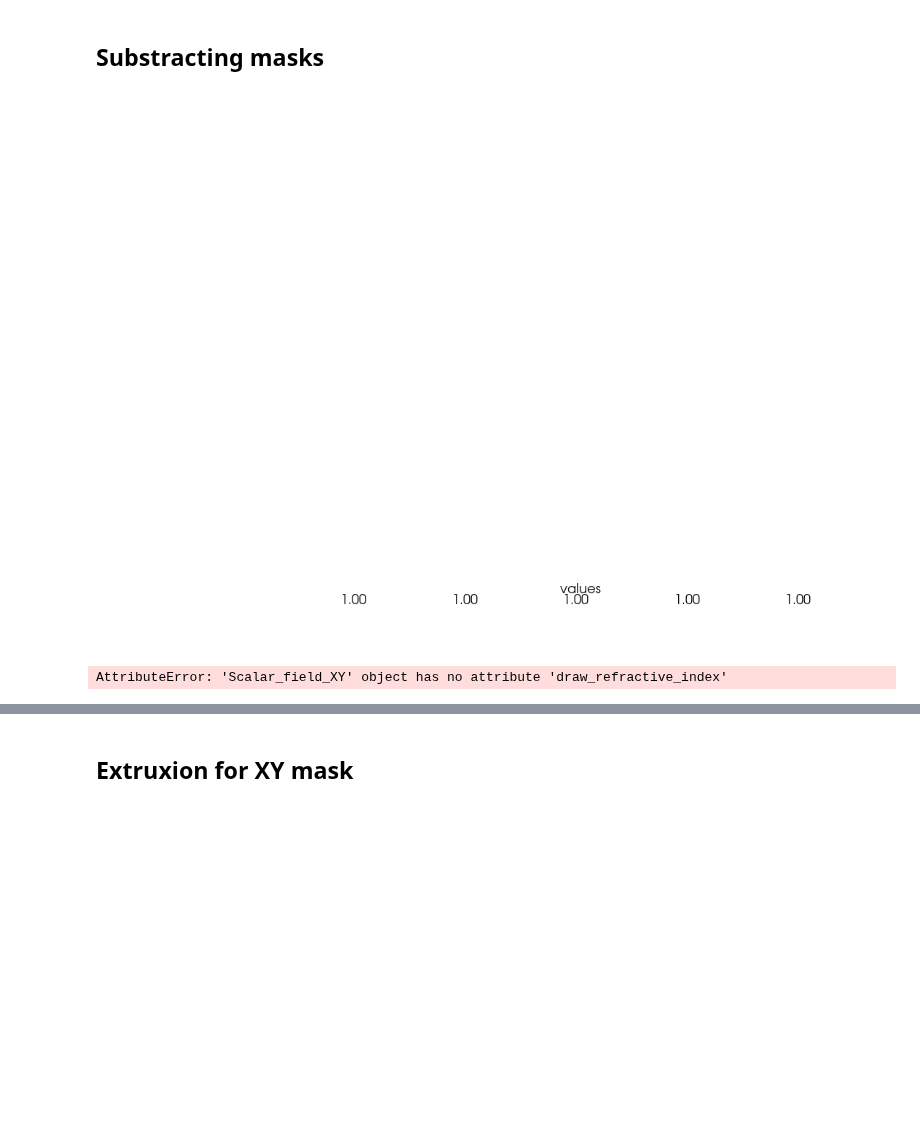
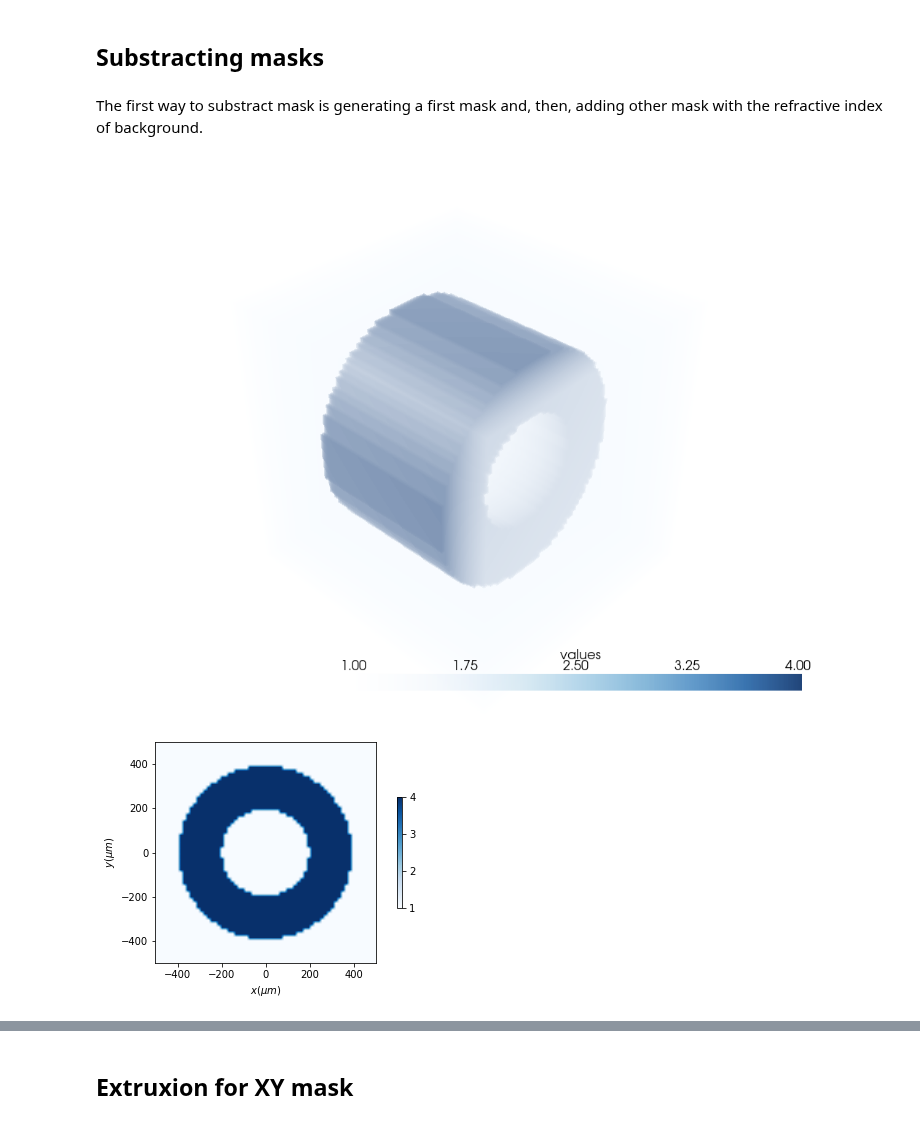
Before and after one commit to aocg-ucm/diffractio, a Jupyter notebook: docs/source/tutorial_scalar/scalar_XYZ/masks_xyz_procedures.ipynb, the cells around one changed output, grey strips where cells are left out. Saved outputs shown, nothing was run; the diff lists cells and outputs as text; code cells hidden in the pictures; blank space fills up the shorter version.

```diff
--- a/docs/source/tutorial_scalar/scalar_XYZ/masks_xyz_procedures.ipynb
+++ b/docs/source/tutorial_scalar/scalar_XYZ/masks_xyz_procedures.ipynb
@@ -81,3 +82,5 @@ uxy_new.draw('refractive_index', has_colorbar='vertical')
 [figure]
 # %% [markdown]
 ## Substracting masks
+# %% [markdown]
+The first way to substract mask is generating a first mask and, then, adding other mask with the refractive index of background.
@@ -83,0 +89,26 @@ uxy_new.draw('refractive_index', has_colorbar='vertical')
+# %%
+x0 = np.linspace(-500 * um, 500 * um, 64)
+y0 = np.linspace(-500 * um, 500 * um, 65)
+z0 = np.linspace(0 * um, 1000 * um, 66)
+wavelength = 5 * um
+
+params = dict(x = x0, y = y0, z = z0, wavelength = wavelength, n_background = 1., info = '')
+
+txy1= Diffractio('scalar', 'mask', x=x0, y=y0, wavelength=wavelength,  info='')
+txy1.circle(r0=(0, 0), radius=400*um)
+txy2 = Diffractio('scalar', 'mask', x=x0, y=y0, wavelength=wavelength,  info='')
+txy2.circle(r0=(0, 0), radius=200*um)
+
+uxyz1 = Diffractio('scalar', 'mask', **params)
+uxyz1.extrude_mask_XY(txy=txy1, z0= 250*um, z1= 750*um, refractive_index=4)
+uxyz2 = Diffractio('scalar', 'mask', **params)
+uxyz2.extrude_mask_XY(txy=txy2, z0= 250*um, z1= 750*um, refractive_index=-4)
+
+
+txyz = add(uxyz1, uxyz2, kind='refractive_index')
+txyz.draw_XYZ('refractive_index', 'volume', colorbar_kind="vertical", opacity=[0.1, 0.5, 0.9])
+uxy_new = txyz.to_Scalar_field_XY(z0=500*um)
+uxy_new.draw('refractive_index', has_colorbar='vertical')
+# %% [output]
+[figure, added]
+[figure, added]
@@ -87,28 +120,16 @@ y0 = np.linspace(-500 * um, 500 * um, 65)
 z0 = np.linspace(0 * um, 1000 * um, 66)
 wavelength = 5 * um
 
-params = dict(x = x0,
-              y = y0,
-              z = z0,
-              wavelength = wavelength,
-              n_background = 1.,
-              info = '')
+params = dict(x = x0, y = y0, z = z0, wavelength = wavelength, n_background = 1., info = '')
 
 
-
-txy = Diffractio('scalar', 'mask', x=x0, y=y0, wavelength=wavelength,  info='')
-txy1 = Diffractio('scalar', 'mask', x=x0, y=y0, wavelength=wavelength,  info='')
+txy1= Diffractio('scalar', 'mask', x=x0, y=y0, wavelength=wavelength,  info='')
+txy1.circle(r0=(0, 0), radius=400*um)
+txy2 = Diffractio('scalar', 'mask', x=x0, y=y0, wavelength=wavelength,  info='')
+txy2.circle(r0=(0, 0), radius=200*um)
 
 
-
-uxyz = Diffractio('scalar', 'mask', **params)
-
-uxyz.extrude_mask_XY(txy=txy, z0= 250*um, z1= 750*um, refractive_index=1.5)
-
-uxyz.draw_XYZ('refractive_index', 'volume')
-
-uxy_new = uxyz.to_Scalar_field_XY(z0=500*um)
-uxy_new.draw_refractive_index()
+uxyz1 = Diffractio('scalar', 'mask', **params)
+uxyz1.extrude_mask_XY(txy=txy1, z0= 250*um, z1= 750*um, refractive_index=2)
+uxyz2 = Diffractio('scalar', 'mask', **params)
+uxyz2.extrude_mask_XY(txy=txy2, z0= 250*um, z1= 750*um, refractive_index=2)
-# %% [output]
-[figure, removed]
-AttributeError: 'Scalar_field_XY' object has no attribute 'draw_refractive_index'
```
Also changed, not shown: parts of 24 cells of this notebook, 6 other files.
